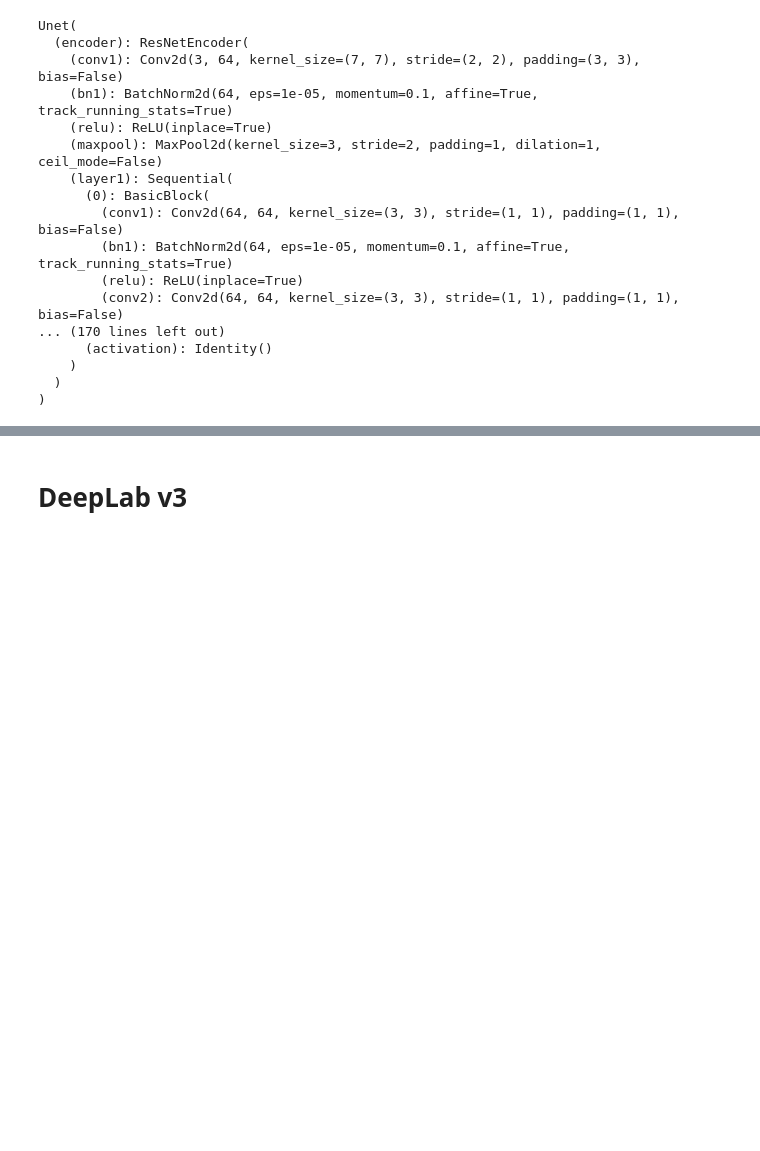
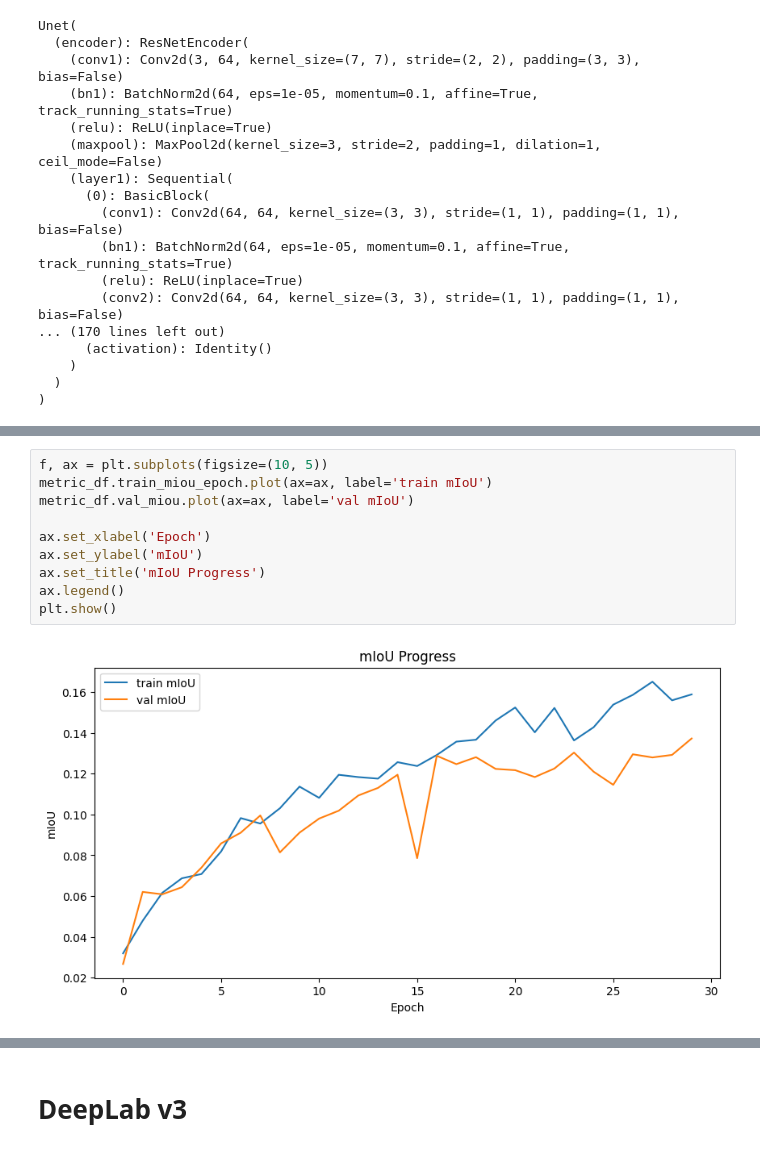
Before and after one commit to MariaGoico/CV_Semantic_Segmentation, a Jupyter notebook: Assignment_semantic_segmentation.ipynb, the cells around one changed output, grey strips where cells are left out. Cells and saved outputs as stored; diff of their text form; blank space fills up the shorter version.

```diff
--- a/Assignment_semantic_segmentation.ipynb
+++ b/Assignment_semantic_segmentation.ipynb
@@ -308,0 +368,12 @@ plt.show()
+# %%
+f, ax = plt.subplots(figsize=(10, 5))
+metric_df.train_miou_epoch.plot(ax=ax, label='train mIoU')
+metric_df.val_miou.plot(ax=ax, label='val mIoU')
+
+ax.set_xlabel('Epoch')
+ax.set_ylabel('mIoU')
+ax.set_title('mIoU Progress')
+ax.legend()
+plt.show()
+# %% [output]
+[figure, added]
```
Also changed, not shown: parts of 10 cells of this notebook.
